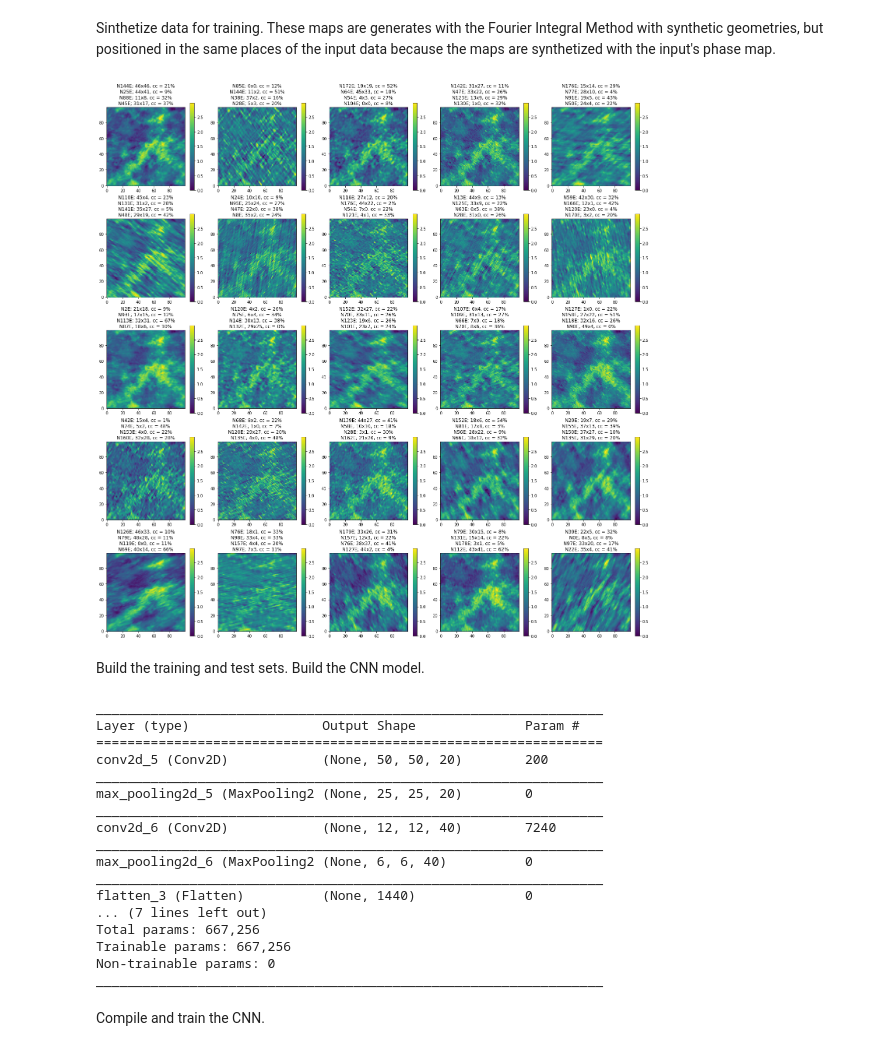
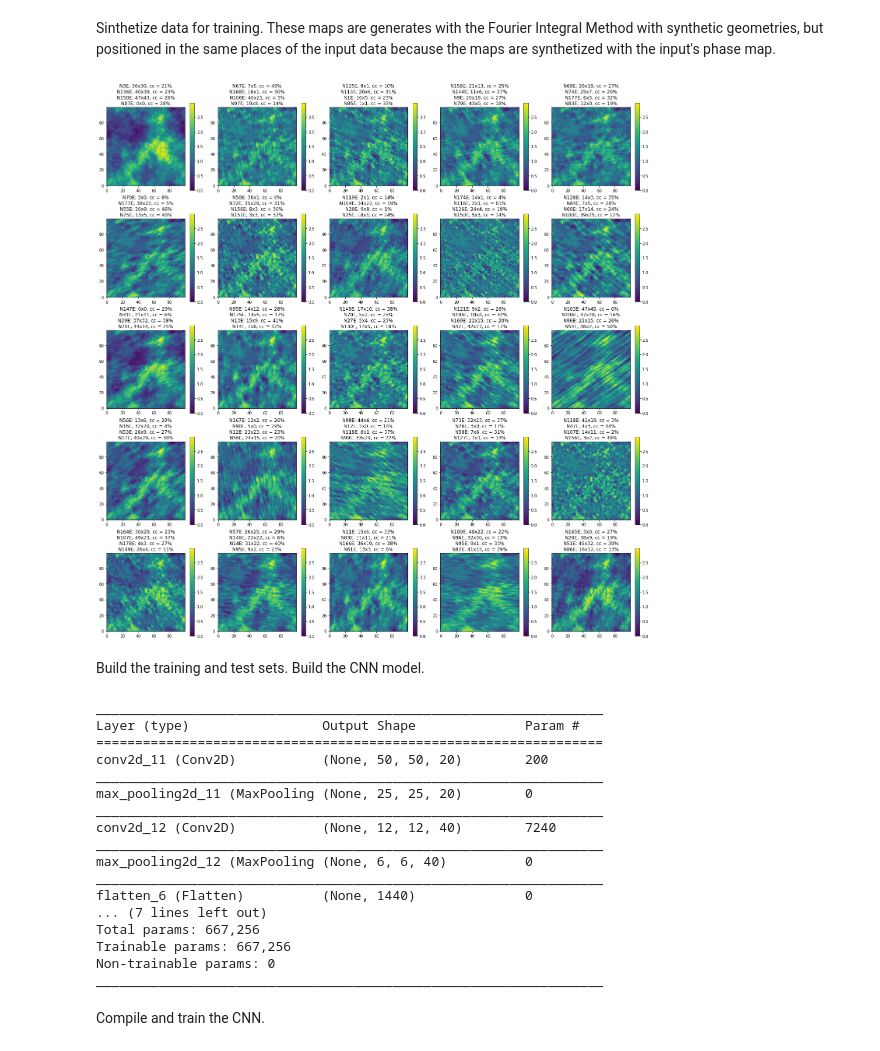
Before and after one commit to PauloCarvalhoRJ/notebooks_tese, a Jupyter notebook: CNN_TESE_com_FIM.ipynb, the cells around one changed output. Cells and saved outputs as stored; diff of their text form; code cells hidden in the pictures.

```diff
--- a/CNN_TESE_com_FIM.ipynb
+++ b/CNN_TESE_com_FIM.ipynb
@@ -199,7 +199,7 @@ plt.show()
 Sinthetize data for training.  These maps are generates with the Fourier Integral Method with synthetic geometries, but positioned in the same places of the input data because the maps are synthetized with the input's phase map.
 # %%
 #The number of random synthetic maps to generate.
-n = 40
+n = 16000
 
 #Allocate a volume for the stack of all synthetic maps: n * 100 * 100.
 allSyntheticMaps = np.zeros(( n, getInputGridParameters().NI, getInputGridParameters().NJ))
@@ -214,23 +214,26 @@ inputPhaseDecentered = np.fft.fftshift( inputPhase )
 for iVariogram in range(n):
 
     #Radomize the azimuths (N000E through N180E).
-    az = np.random.rand(numberOfNestedStructures, 1) * 180
+    az = np.random.rand(numberOfNestedStructures, 1)
 
     #Randomize the semi-major axes.
-    a = np.random.rand(numberOfNestedStructures, 1) * maxAxis
+    a = np.random.rand(numberOfNestedStructures, 1)
 
     #Randomize the semi-minor axes such that they are necessarily smaller than the semi-major axes.
     b = np.multiply( a, np.random.rand(numberOfNestedStructures, 1) )
 
     #Randomize the contributions such that they sum up to a total (variogram sill).
     cc = np.random.rand(numberOfNestedStructures, 1)
-    cc = cc / np.sum(cc) * sill
+    cc = cc / np.sum(cc)
 
-    #Linearize the array of variographic parameters.
-    linearArrayOfParameters = np.column_stack( (az, a, b, cc) ).reshape(totalNumberOfParameters,1)
+    #Linearize the array of unitized variographic parameters.
+    linearArrayOfParametersUnitized = np.column_stack( (az, a, b, cc) ).reshape(totalNumberOfParameters,1)
+
+    #Linearize the array of full scale variographic parameters.
+    linearArrayOfParametersFullScale = np.column_stack( (az*180, a*maxAxis, b*maxAxis, cc*sill) ).reshape(totalNumberOfParameters,1)
 
     #Make the random variogram surface.
-    variogramModelSurface = makeVariogramModelSurface( linearArrayOfParameters );
+    variogramModelSurface = makeVariogramModelSurface( linearArrayOfParametersFullScale );
 
     #Make it a correlographic surface.
     correlogramModelSurface = sill - variogramModelSurface
@@ -256,51 +259,51 @@ for iVariogram in range(n):
     #Re-scale the synthetic result to match the input's scale
     syntheticMap = inputMap.min() + \
            ( syntheticMap - syntheticMap.min() ) / ( syntheticMap.max() - syntheticMap.min() ) * \
            (inputMap.max() - inputMap.min())
 
     #Stack the synthetic map
     allSyntheticMaps[iVariogram,:,:] = syntheticMap
 
     #Stack the linearized variographic parameters
-    allParameters   [iVariogram,:,:] = linearArrayOfParameters
+    allParameters   [iVariogram,:,:] = linearArrayOfParametersUnitized
 
 #Prepare a plot area measuring 5 by 5 figures, each measuring 20x20
 fig, axs = plt.subplots(nrows=5, ncols=5, figsize=(20, 20))
 
 #Plot the first 25 synthetic maps to check data
 iMap = int(0)
 for ax in axs.flat:
 
     #plot the synthetic map
     mappable = ax.imshow( allSyntheticMaps[iMap,:,:],
                     interpolation='none',
                     extent=getExtent2D( getInputGridParameters() ))
     fig.colorbar(mappable, ax=ax)
-    ax.set_title( "N" + str(int(allParameters[iMap,0,0])) + "E; "
-                      + str(int(allParameters[iMap,1,0])) + "x"
-                      + str(int(allParameters[iMap,2,0])) + ", cc = "
-                      + str(int(100*allParameters[iMap,3,0]/sill)) + "%\n" +
-                  "N" + str(int(allParameters[iMap,4,0])) + "E; "
-                      + str(int(allParameters[iMap,5,0])) + "x"
-                      + str(int(allParameters[iMap,6,0])) + ", cc = "
-                      + str(int(100*allParameters[iMap,7,0]/sill)) + "%\n" +
-                  "N" + str(int(allParameters[iMap,8,0])) + "E; "
-                      + str(int(allParameters[iMap,9,0])) + "x"
-                      + str(int(allParameters[iMap,10,0])) + ", cc = "
-                      + str(int(100*allParameters[iMap,11,0]/sill)) + "%\n" +
-                  "N" + str(int(allParameters[iMap,12,0])) + "E; "
-                      + str(int(allParameters[iMap,13,0])) + "x"
-                      + str(int(allParameters[iMap,14,0])) + ", cc = "
-                      + str(int(100*allParameters[iMap,15,0]/sill)) + "%" )
+    ax.set_title( "N" + str(int(allParameters[iMap,0,0]*180)) + "E; "
+                      + str(int(allParameters[iMap,1,0]*maxAxis)) + "x"
+                      + str(int(allParameters[iMap,2,0]*maxAxis)) + ", cc = "
+                      + str(int(100*allParameters[iMap,3,0])) + "%\n" +
+                  "N" + str(int(allParameters[iMap,4,0]*180)) + "E; "
+                      + str(int(allParameters[iMap,5,0]*maxAxis)) + "x"
+                      + str(int(allParameters[iMap,6,0]*maxAxis)) + ", cc = "
+                      + str(int(100*allParameters[iMap,7,0])) + "%\n" +
+                  "N" + str(int(allParameters[iMap,8,0]*180)) + "E; "
+                      + str(int(allParameters[iMap,9,0]*maxAxis)) + "x"
+                      + str(int(allParameters[iMap,10,0]*maxAxis)) + ", cc = "
+                      + str(int(100*allParameters[iMap,11,0])) + "%\n" +
+                  "N" + str(int(allParameters[iMap,12,0]*180)) + "E; "
+                      + str(int(allParameters[iMap,13,0]*maxAxis)) + "x"
+                      + str(int(allParameters[iMap,14,0]*maxAxis)) + ", cc = "
+                      + str(int(100*allParameters[iMap,15,0])) + "%" )
 
     #Increment the synthetic map index/count
     iMap = iMap + 1
 
 #Lay out the plots
 plt.tight_layout()
 plt.show()
 # %% [output]
-[figure, old version]
+[figure, new version]
 # %% [markdown]
 Build the training and test sets.  Build the CNN model.
 # %%
@@ -346,15 +349,15 @@ model.summary()
 _________________________________________________________________
 Layer (type)                 Output Shape              Param #
 =================================================================
-conv2d_5 (Conv2D)            (None, 50, 50, 20)        200
+conv2d_11 (Conv2D)           (None, 50, 50, 20)        200
 _________________________________________________________________
-max_pooling2d_5 (MaxPooling2 (None, 25, 25, 20)        0
+max_pooling2d_11 (MaxPooling (None, 25, 25, 20)        0
 _________________________________________________________________
-conv2d_6 (Conv2D)            (None, 12, 12, 40)        7240
+conv2d_12 (Conv2D)           (None, 12, 12, 40)        7240
 _________________________________________________________________
-max_pooling2d_6 (MaxPooling2 (None, 6, 6, 40)          0
+max_pooling2d_12 (MaxPooling (None, 6, 6, 40)          0
 _________________________________________________________________
-flatten_3 (Flatten)          (None, 1440)              0
+flatten_6 (Flatten)          (None, 1440)              0
 ... (7 lines left out)
 Total params: 667,256
 Trainable params: 667,256
```
Also changed, not shown: parts of 2 cells of this notebook.
